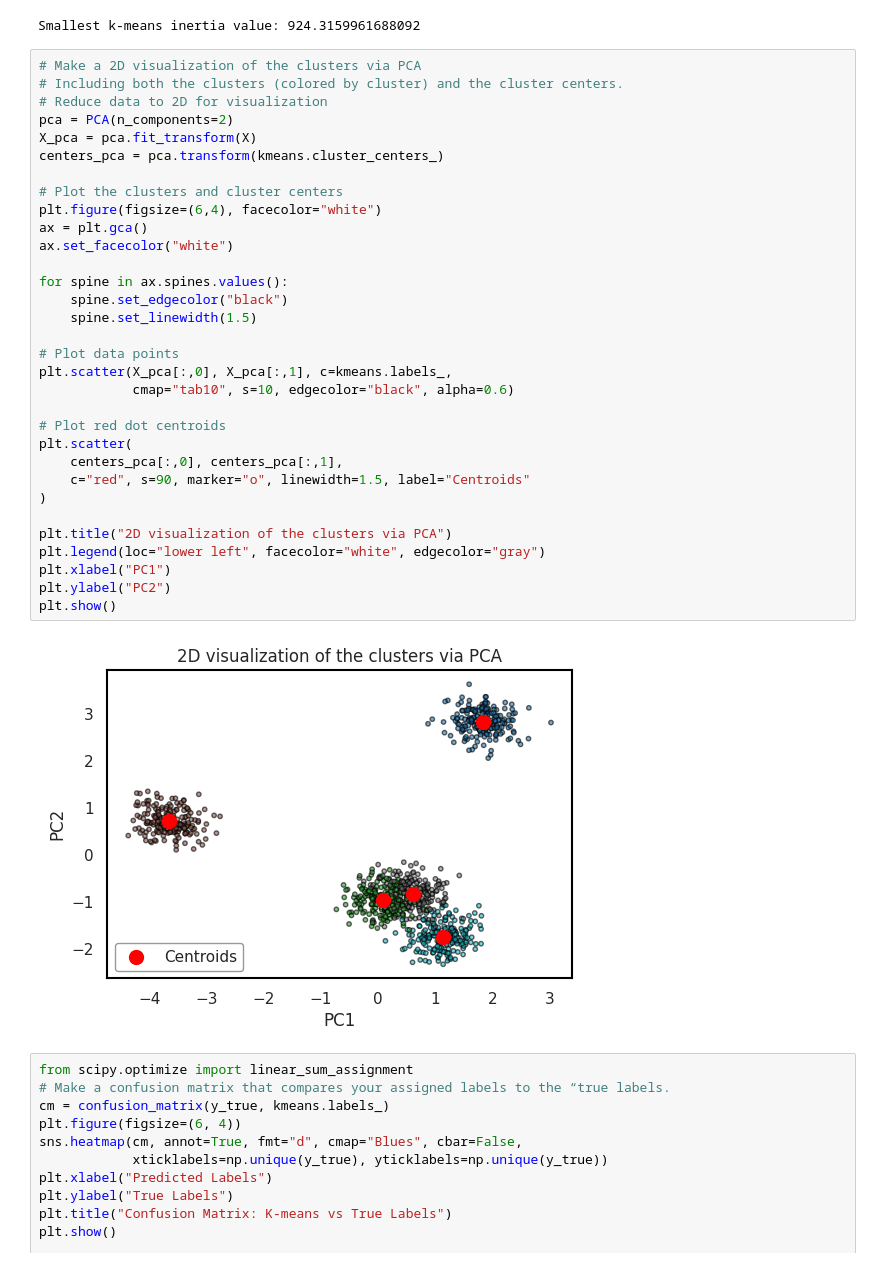
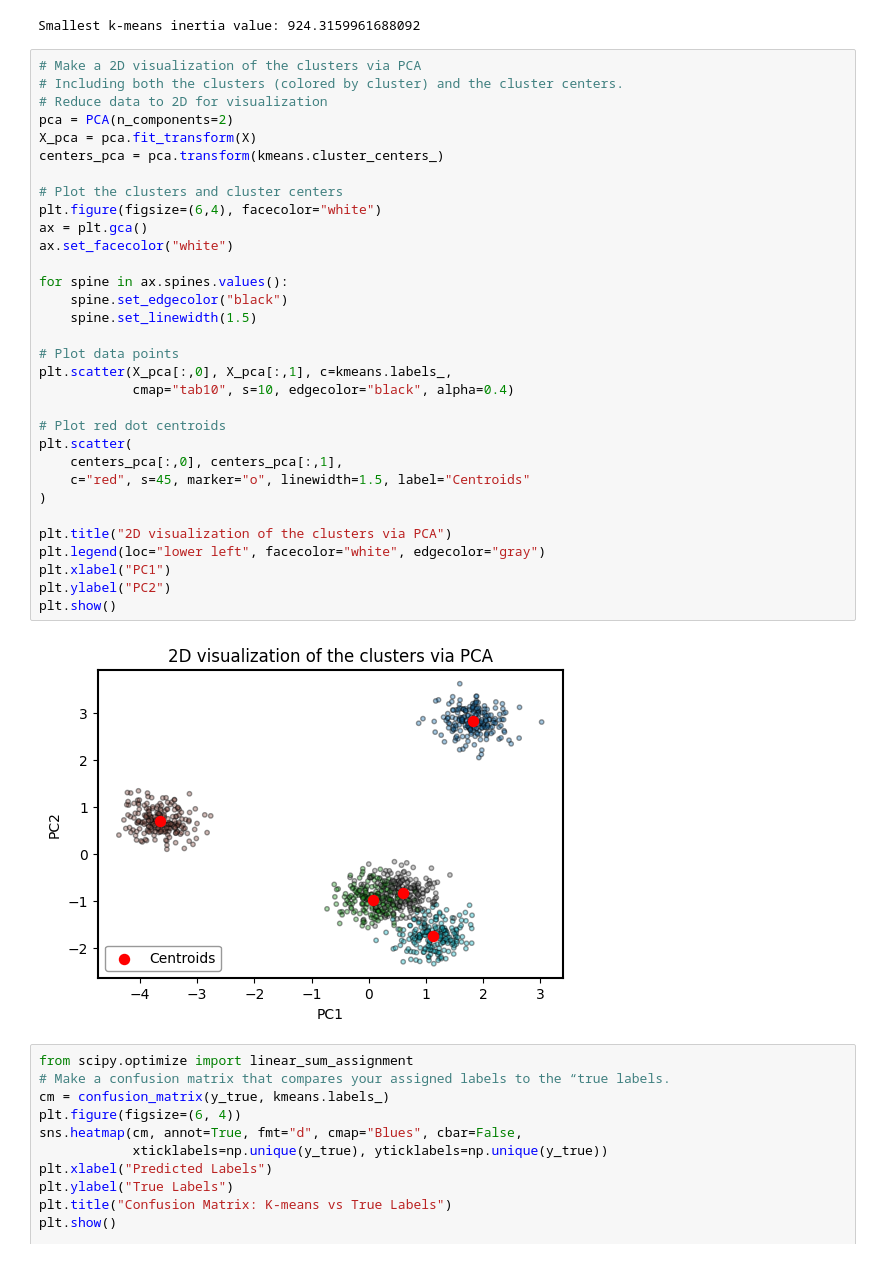
Before and after one commit to kayleepho/MATH-5750-Project-2, a Jupyter notebook: project2.ipynb, the cells around one changed output. Saved outputs shown, nothing was run; the diff lists cells and outputs as text.

```diff
--- a/project2.ipynb
+++ b/project2.ipynb
@@ -41,36 +41,36 @@ Smallest k-means inertia value: 924.3159961688092
 # Make a 2D visualization of the clusters via PCA
 # Including both the clusters (colored by cluster) and the cluster centers.
 # Reduce data to 2D for visualization
 pca = PCA(n_components=2)
 X_pca = pca.fit_transform(X)
 centers_pca = pca.transform(kmeans.cluster_centers_)
 
 # Plot the clusters and cluster centers
 plt.figure(figsize=(6,4), facecolor="white")
 ax = plt.gca()
 ax.set_facecolor("white")
 
 for spine in ax.spines.values():
     spine.set_edgecolor("black")
     spine.set_linewidth(1.5)
 
 # Plot data points
 plt.scatter(X_pca[:,0], X_pca[:,1], c=kmeans.labels_,
-            cmap="tab10", s=10, edgecolor="black", alpha=0.6)
+            cmap="tab10", s=10, edgecolor="black", alpha=0.4)
 
 # Plot red dot centroids
 plt.scatter(
     centers_pca[:,0], centers_pca[:,1],
-    c="red", s=90, marker="o", linewidth=1.5, label="Centroids"
+    c="red", s=45, marker="o", linewidth=1.5, label="Centroids"
 )
 
 plt.title("2D visualization of the clusters via PCA")
 plt.legend(loc="lower left", facecolor="white", edgecolor="gray")
 plt.xlabel("PC1")
 plt.ylabel("PC2")
 plt.show()
 # %% [output]
-[figure, old version]
+[figure, new version]
 # %%
 from scipy.optimize import linear_sum_assignment
 # Make a confusion matrix that compares your assigned labels to the “true labels.
```
